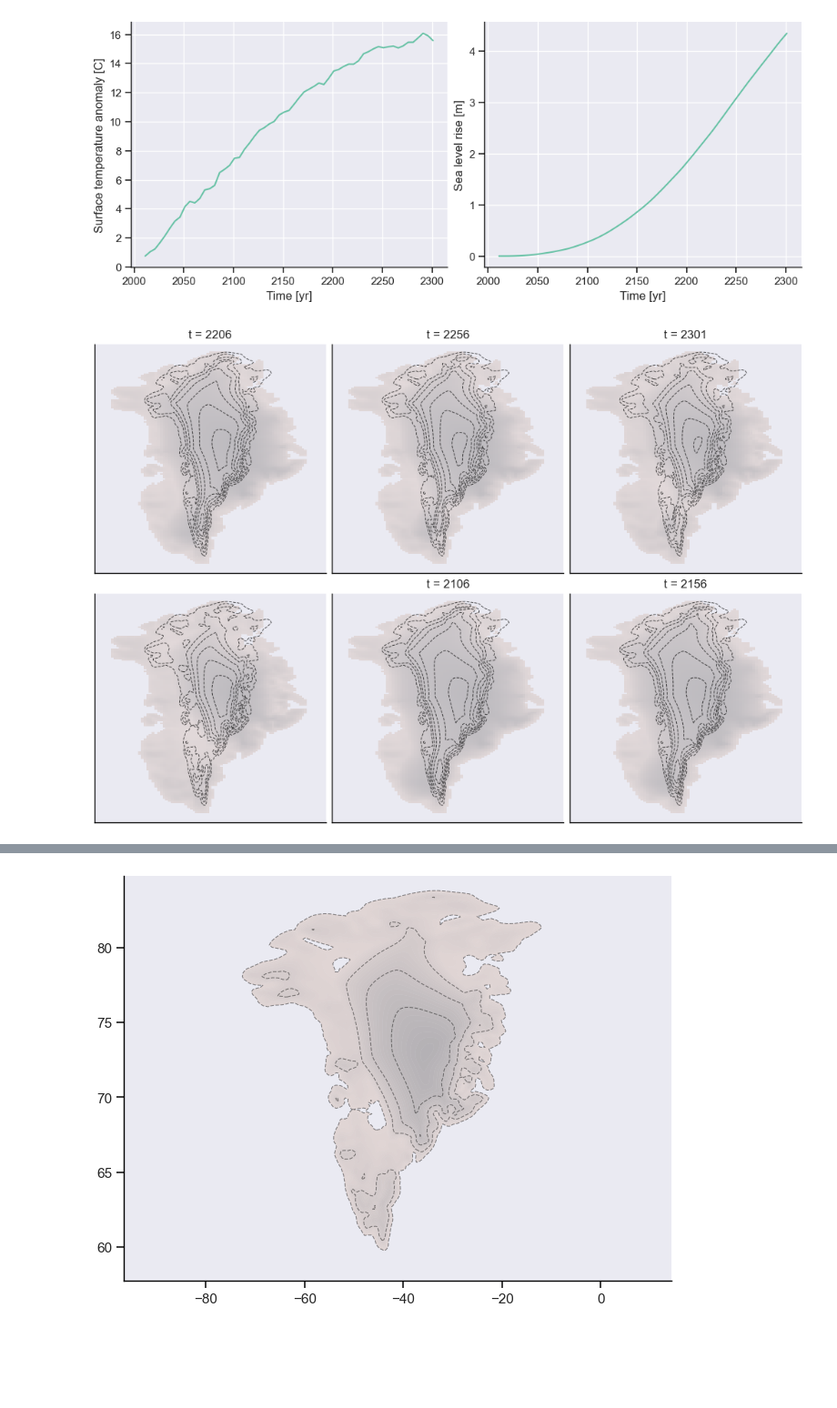
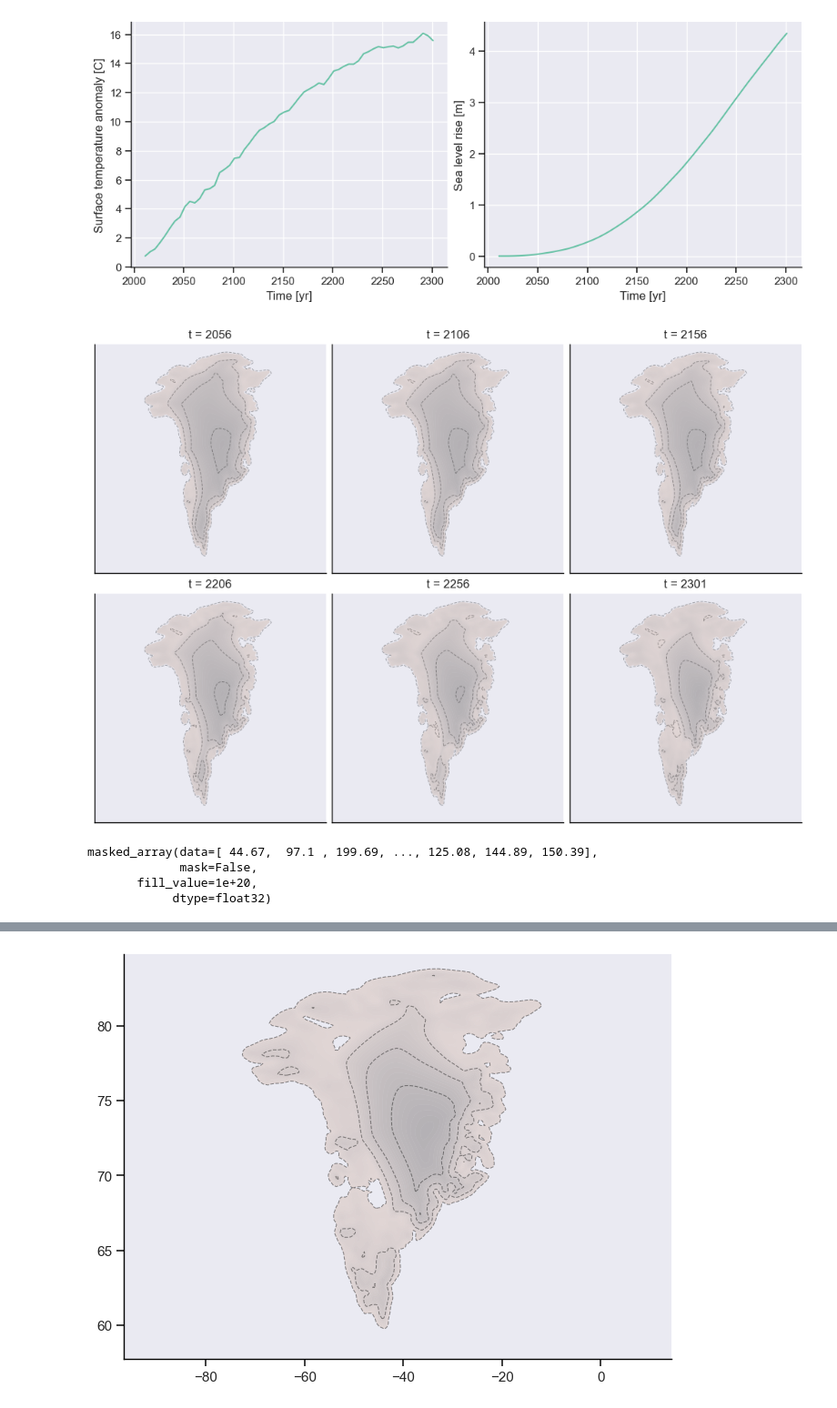
Before and after one commit to Pocket-titan/jelmar, a Jupyter notebook: content/notebooks/simulating_ice.ipynb, the cells around one changed output, grey strips where cells are left out. Shown: that part at 91% size. Cells and saved outputs as stored; diff of their text form; code cells hidden in the pictures; blank space fills up the shorter version.

```diff
--- a/content/notebooks/simulating_ice.ipynb
+++ b/content/notebooks/simulating_ice.ipynb
@@ -307,44 +299,56 @@ from matplotlib.colors import hex2color, LinearSegmentedColormap
 fig, axes = plt.subplots(nrows=2, ncols=3, figsize=(10, 7), layout="constrained")
 cmap = LinearSegmentedColormap.from_list("", [hex2color("#cda892"), hex2color("#352c26")])
 
 
 for i, (year, vars) in enumerate(data.items()):
+    ax = axes.flat[i]
     ax.set_title(f"t = {year:.0f}")
-    ax = axes.flat[i - 2]
 
     as_perp, H, lat, lon, mask, zs = vars.values()
     land_mask = (mask == 0) | (mask == 1)
     SMB = (H > 0) * as_perp * 916.7
+
     x, y = [lon, lat]
     zs = zs.reshape(x.shape)
+    land_zs = np.ma.masked_where(~land_mask, zs)
 
-    _land = ax.imshow(
-        np.ma.masked_where(~land_mask, zs),
+    extent = [x.min(), x.max(), y.min(), y.max()]
+    kwargs = dict(extent=extent, origin="lower", alpha=0.3)
+
+    # TODO: abs scale for these 2
+    _land = ax.contourf(
+        x,
+        y,
+        land_zs,
+        levels=np.arange(land_zs.min(), land_zs.max() + 100, step=100),
+        antialiased=True,
         cmap=cmap,
-        alpha=0.25,
-        zorder=1,
-        interpolation="none",
-        extent=[x.min(), x.max(), y.min(), y.max()],
-        origin="lower",
+        **kwargs,
     )
 
     _elevation = ax.contour(
         x,
         y,
         zs,
-        levels=np.arange(0, H.max() + 500, step=500),
-        extent=[x.min(), x.max(), y.min(), y.max()],
-        colors="black",
-        alpha=0.65,
+        levels=np.arange(0, land_zs.max() + 1000, step=1000),
         linestyles="dashed",
         linewidths=0.75,
+        colors="black",
+        **kwargs,
     )
 
-    # ax.imshow(grp.variables["H"][:][::-1])
+    # ax.imshow(np.ma.masked_where(~land_mask, zs)[::-1])
 
 for ax in axes.flat:
     ax.set_aspect("auto")
     ax.set_xticks([])
     ax.set_yticks([])
 # %% [output]
-[figure, old version]
+[figure, new version]
+# %%
+zs[zs > 0]
+# %% [output]
+masked_array(data=[ 44.67,  97.1 , 199.69, ..., 125.08, 144.89, 150.39],
+             mask=False,
+       fill_value=1e+20,
+            dtype=float32)
```
Also changed, not shown: parts of 2 cells of this notebook, 3 other files.
